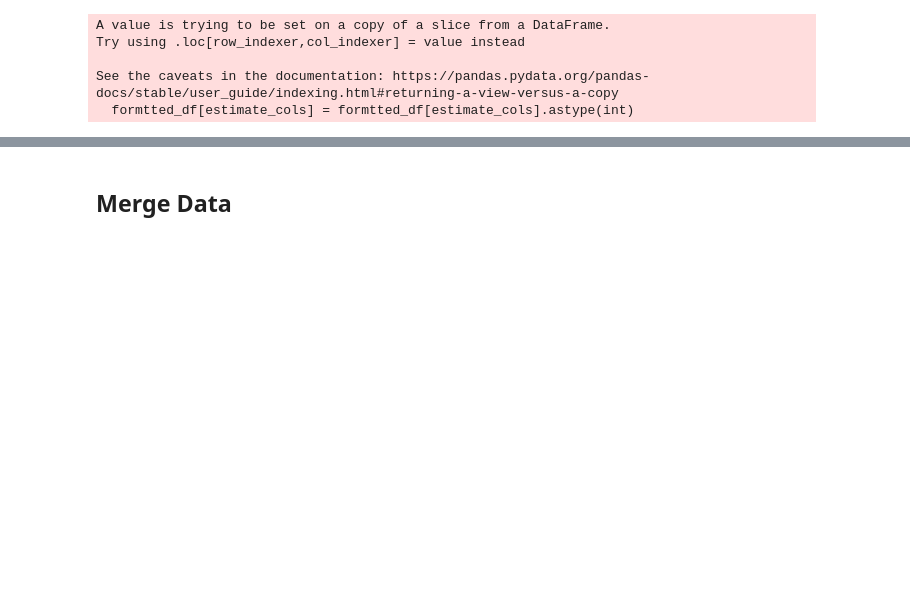
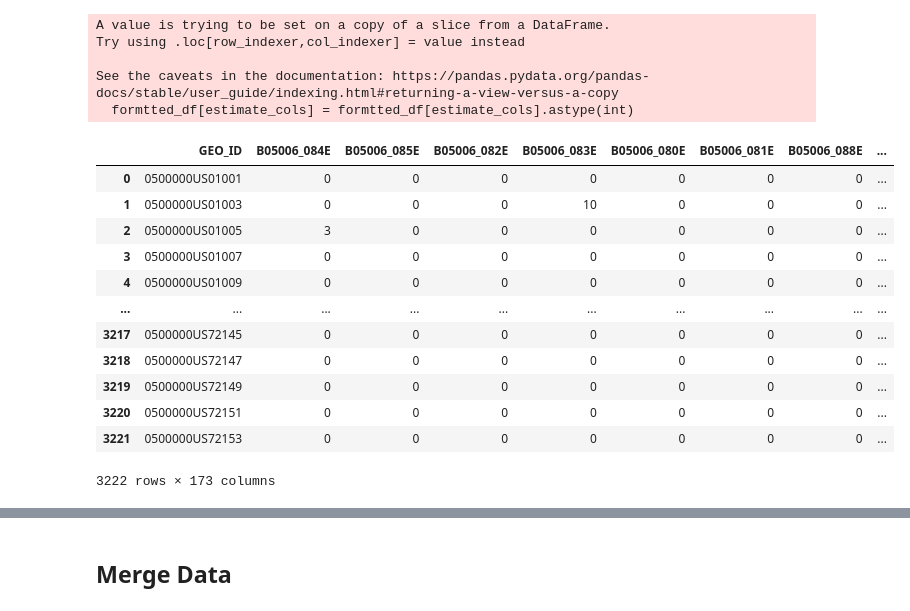
Before and after one commit to winstonhoyle/VineMapper, a Jupyter notebook: projects/demography/Citizen_Origin_Country_Per_County/FormatData.ipynb, the cells around one changed output, grey strips where cells are left out. Cells and saved outputs as stored; diff of their text form; code cells hidden in the pictures; blank space fills up the shorter version.

```diff
--- a/projects/demography/Citizen_Origin_Country_Per_County/FormatData.ipynb
+++ b/projects/demography/Citizen_Origin_Country_Per_County/FormatData.ipynb
@@ -67,5 +67,21 @@ Try using .loc[row_indexer,col_indexer] = value instead
 
 See the caveats in the documentation: https://pandas.pydata.org/pandas-docs/stable/user_guide/indexing.html#returning-a-view-versus-a-copy
   formtted_df[estimate_cols] = formtted_df[estimate_cols].astype(int)
+# %%
+formtted_df
+# %% [output]
+|  | GEO_ID | B05006_084E | B05006_085E | B05006_082E | B05006_083E | B05006_080E | B05006_081E | B05006_088E | ... |
+| 0 | 0500000US01001 | 0 | 0 | 0 | 0 | 0 | 0 | 0 | ... |
+| 1 | 0500000US01003 | 0 | 0 | 0 | 10 | 0 | 0 | 0 | ... |
+| 2 | 0500000US01005 | 3 | 0 | 0 | 0 | 0 | 0 | 0 | ... |
+| 3 | 0500000US01007 | 0 | 0 | 0 | 0 | 0 | 0 | 0 | ... |
+| 4 | 0500000US01009 | 0 | 0 | 0 | 0 | 0 | 0 | 0 | ... |
+| ... | ... | ... | ... | ... | ... | ... | ... | ... | ... |
+| 3217 | 0500000US72145 | 0 | 0 | 0 | 0 | 0 | 0 | 0 | ... |
+| 3218 | 0500000US72147 | 0 | 0 | 0 | 0 | 0 | 0 | 0 | ... |
+| 3219 | 0500000US72149 | 0 | 0 | 0 | 0 | 0 | 0 | 0 | ... |
+| 3220 | 0500000US72151 | 0 | 0 | 0 | 0 | 0 | 0 | 0 | ... |
+| 3221 | 0500000US72153 | 0 | 0 | 0 | 0 | 0 | 0 | 0 | ... |
+3222 rows × 173 columns
 # %%
 filtered_estimate_cols = {
```
Also changed, not shown: parts of 8 cells of this notebook, 13 other files.
